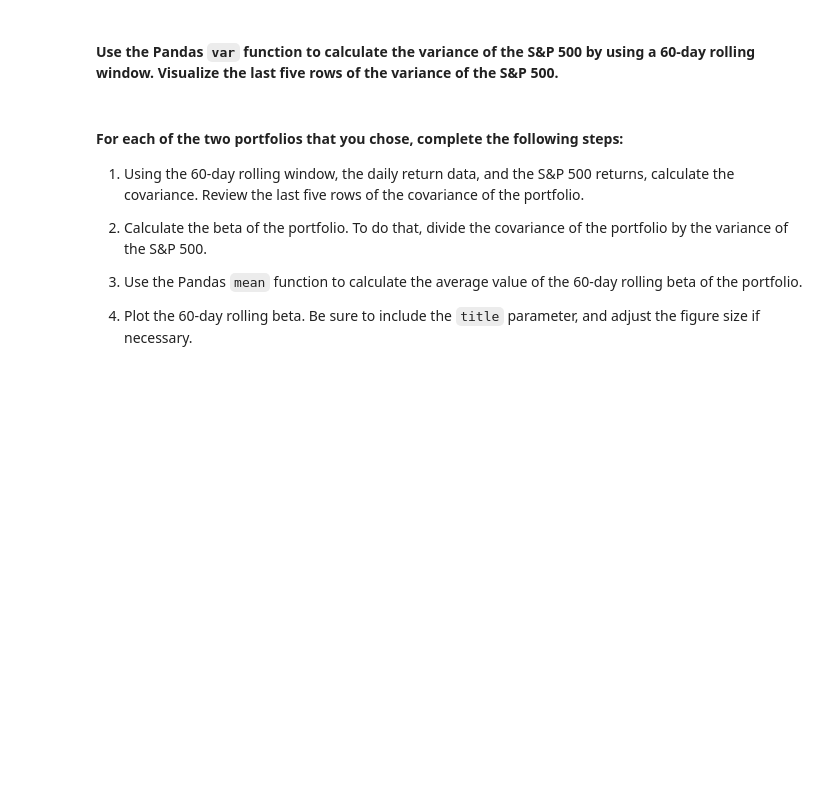
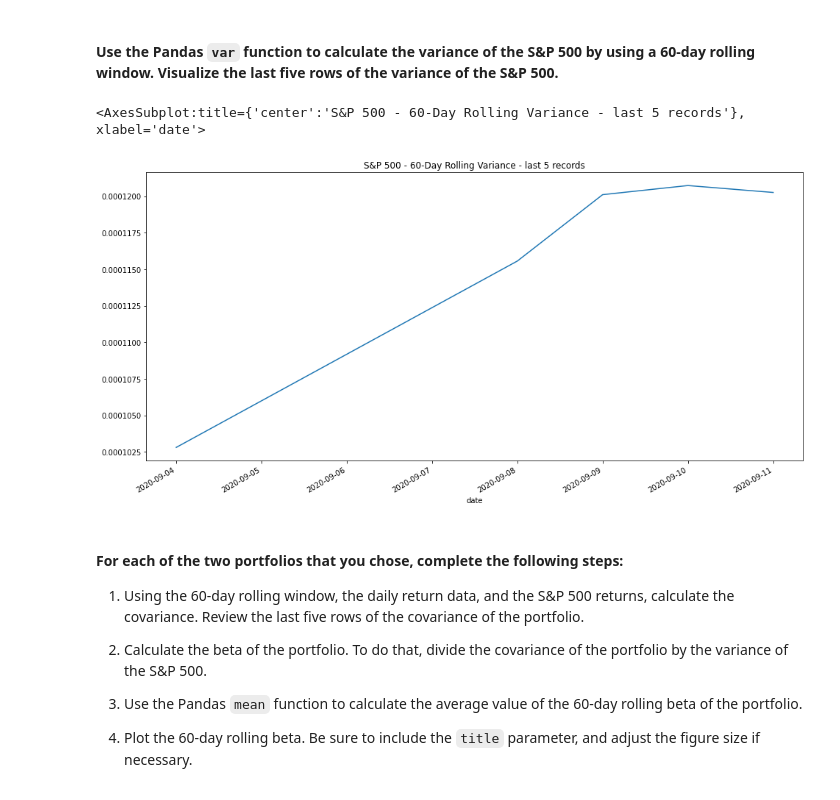
Before and after one commit to saeedraghib/m04_challenge_01, a Jupyter notebook: sr_risk_return_analysis.ipynb, the cells around one changed output. Saved outputs shown, nothing was run; the diff lists cells and outputs as text; code cells hidden in the pictures; blank space fills up the shorter version.

```diff
--- a/sr_risk_return_analysis.ipynb
+++ b/sr_risk_return_analysis.ipynb
@@ -484,7 +547,13 @@ Your analysis is nearing completion. Now, you need to evaluate how the portfolio
 #### Use the Pandas `var` function to calculate the variance of the S&P 500 by using a 60-day rolling window. Visualize the last five rows of the variance of the S&P 500.
 # %%
 # Calculate the variance of the S&P 500 using a rolling 60-day window.
+# Recommendations: Berkshire Hathaway & Tiger Global Management
 # YOUR CODE HERE
+smp_variance_60 = daily_returns['S&P 500'].rolling(window=60).var()
+smp_variance_60.tail(5).plot(figsize=(16,8), title="S&P 500 - 60-Day Rolling Variance - last 5 records")
+# %% [output]
+<AxesSubplot:title={'center':'S&P 500 - 60-Day Rolling Variance - last 5 records'}, xlabel='date'>
+[figure, added]
 # %% [markdown]
 #### For each of the two portfolios that you chose, complete the following steps:
 
```
Also changed, not shown: parts of 25 cells of this notebook, 1 other file.
